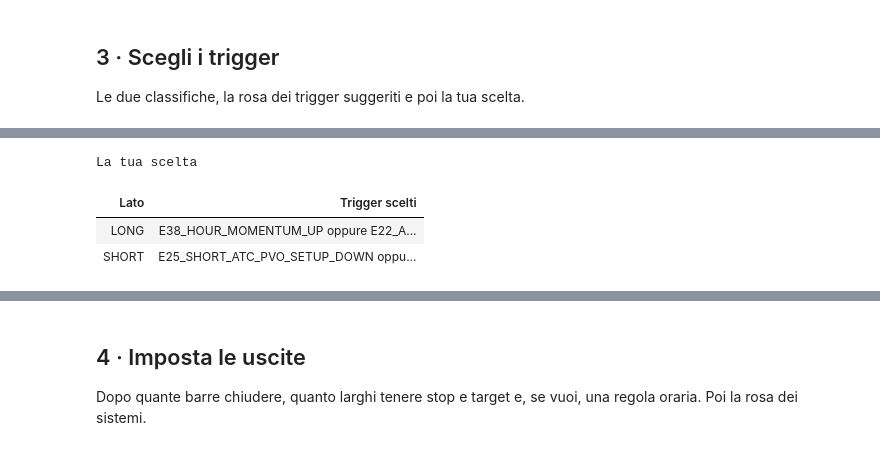
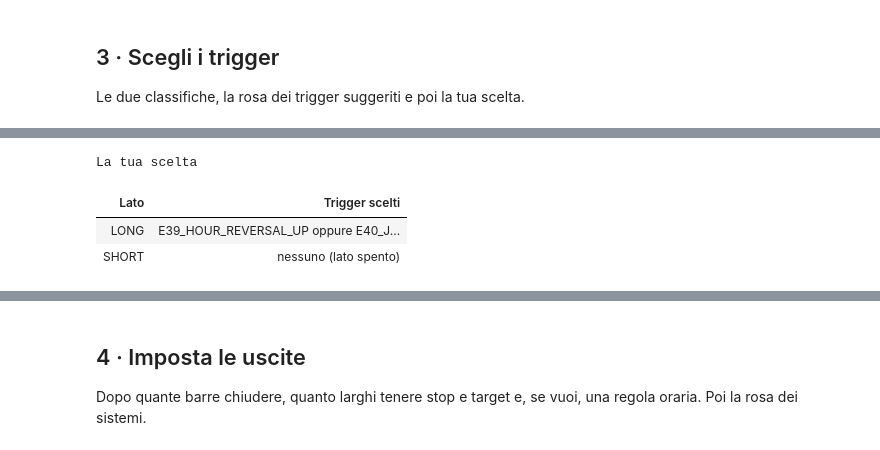
Before and after one commit to matti410/Trading-System-Creator_V4, a Jupyter notebook: Trading_System_Lab_Crypto.ipynb, the cells around one changed output, grey strips where cells are left out. Cells and saved outputs as stored; diff of their text form; code cells hidden in the pictures.

```diff
--- a/Trading_System_Lab_Crypto.ipynb
+++ b/Trading_System_Lab_Crypto.ipynb
@@ -94,7 +94,7 @@ mercato = "PERP"  #@param ["PERP", "SPOT"]
 moneta = "BTC"  #@param ["BTC", "ETH", "SOL", "XRP"]
 timeframe = "M15"  #@param ["M5", "M15", "M30", "H1", "H4"]
 #@markdown Orizzonte di osservazione, in barre del timeframe scelto (su M15: 4 barre = 1 ora).
-orizzonte = 31  #@param {type:"slider", min:4, max:96, step:1}
+orizzonte = 41  #@param {type:"slider", min:4, max:96, step:1}
 
 strumento = f"{exchange}_{mercato}_{moneta}USDT"     # es. BINANCE_PERP_BTCUSDT (engine/simboli.py)
 s = prepara(strumento, H=orizzonte, cartella=DATI_DIR, timeframe=timeframe)
@@ -175,17 +176,17 @@ La rosa dei trigger (in-sample, 31 barre, prima dei costi)
 # %%
 #@title 3b · La tua scelta { display-mode: "form" }
 #@markdown **Spot: lascia vuoto il lato short** (lo short non esiste).
 #@markdown Copia i nomi dalla classifica. Più nomi sullo stesso lato: separali con una virgola. Lato vuoto = spento.
 #@markdown Trigger a orario: `ORA_LONG_@12:30` o `ORA_SHORT_@12:30` = entra ogni giorno a quell'ora (ora UTC, come il profilo 2b).
-trigger_long = "E38_HOUR_MOMENTUM_UP, E22_ASIAN_RANGE_BREAKOUT"  #@param {type:"string"}
-trigger_short = "E25_SHORT_ATC_PVO_SETUP_DOWN, E39_SHORT_HOUR_REVERSAL_DOWN"  #@param {type:"string"}
+trigger_long = "E39_HOUR_REVERSAL_UP, E40_JUMP_MOMENTUM_UP"  #@param {type:"string"}
+trigger_short = ""  #@param {type:"string"}
 
 scegli_trigger(s, long=trigger_long, short=trigger_short)
 # %% [output]
 La tua scelta
 | Lato | Trigger scelti |
-| LONG | E38_HOUR_MOMENTUM_UP oppure E22_A... |
-| SHORT | E25_SHORT_ATC_PVO_SETUP_DOWN oppu... |
+| LONG | E39_HOUR_REVERSAL_UP oppure E40_J... |
+| SHORT | nessuno (lato spento) |
 [interactive output not drawn]
 # %% [markdown]
 ## 4 · Imposta le uscite
```
Also changed, not shown: parts of 10 cells of this notebook.
